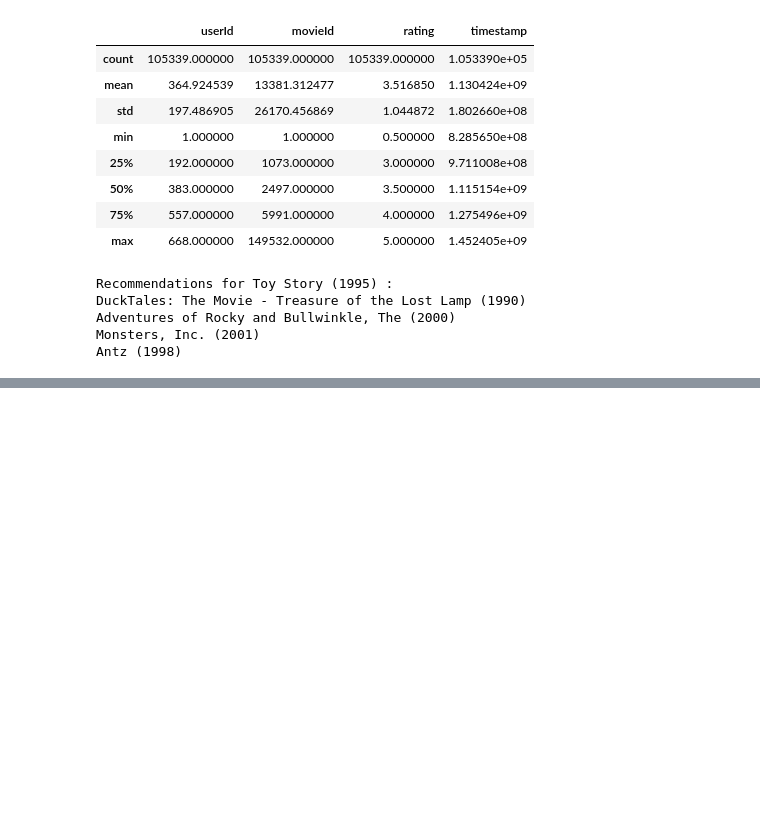
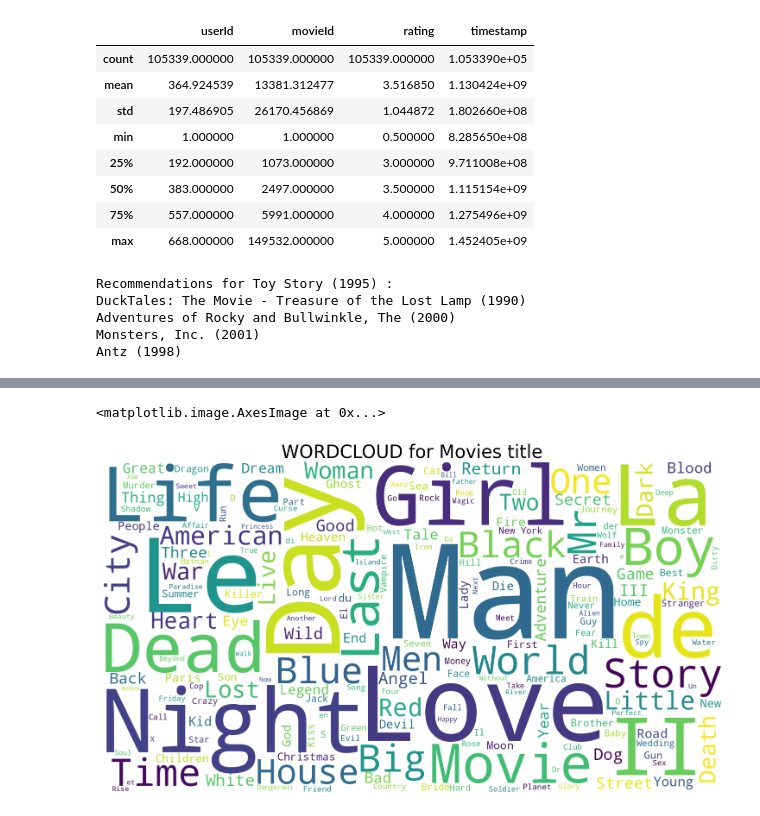
Before and after one commit to waqarmm/AI-Labs, a Jupyter notebook: knn_Movie_Recommendation.ipynb, the cells around one changed output, grey strips where cells are left out. Drawn from its saved outputs; the diff is of its cells as text; code cells hidden in the pictures; blank space fills up the shorter version.

```diff
--- a/knn_Movie_Recommendation.ipynb
+++ b/knn_Movie_Recommendation.ipynb
@@ -127,0 +129,8 @@ plt.show()
+# %%
+plt.figure(figsize=(30,10))
+plt.axis('off')
+plt.title('WORDCLOUD for Movies title',fontsize=30)
+plt.imshow(wordcloud_title)
+# %% [output]
+<matplotlib.image.AxesImage at 0x...>
+[figure, added]
```
Also changed, not shown: parts of 6 cells of this notebook.
